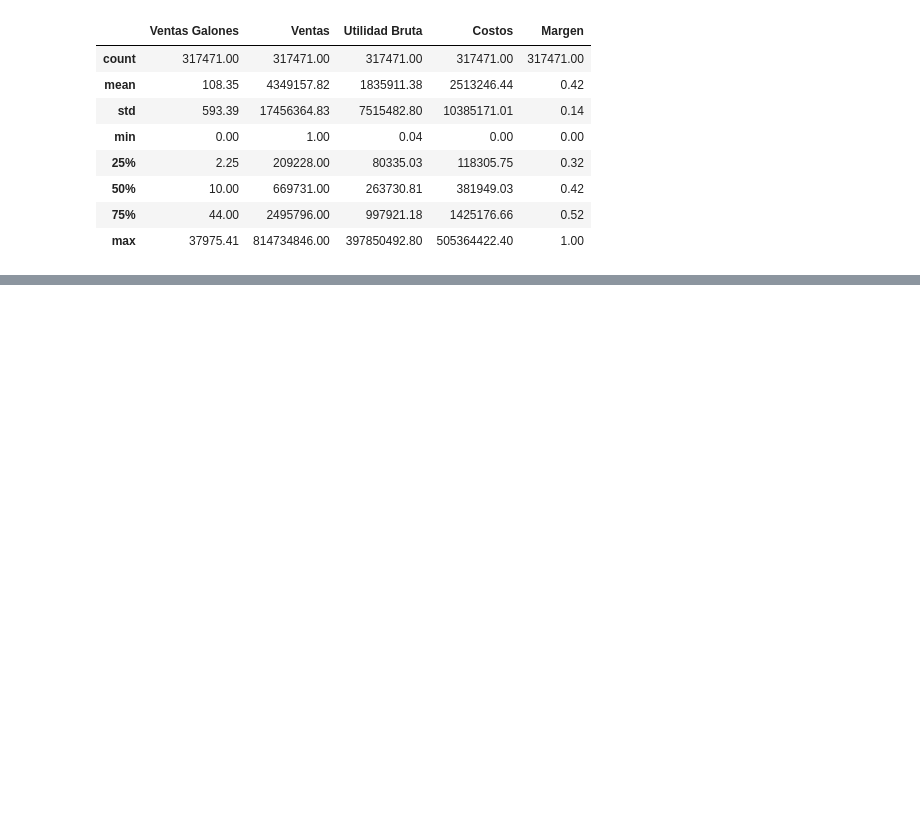
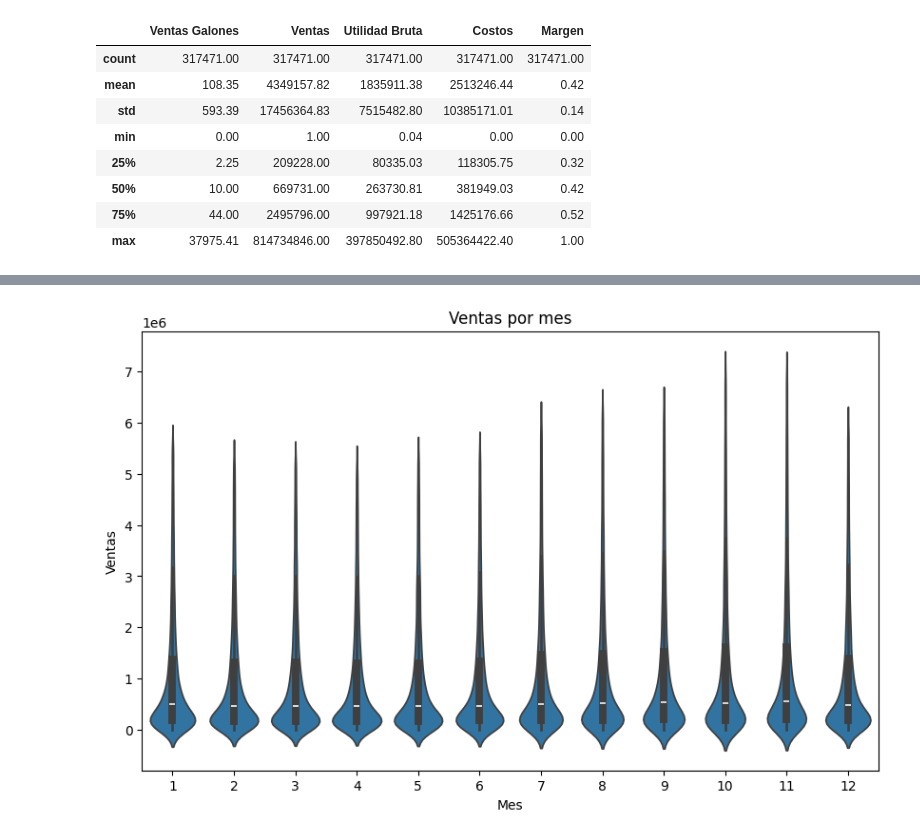
Before and after one commit to Raegar-dot/DSA-Grupo5, a Jupyter notebook: notebooks/EDA_Ventas2023_2024.ipynb, the cells around one changed output, grey strips where cells are left out. Saved outputs shown, nothing was run; the diff lists cells and outputs as text; code cells hidden in the pictures; blank space fills up the shorter version.

```diff
--- a/notebooks/EDA_Ventas2023_2024.ipynb
+++ b/notebooks/EDA_Ventas2023_2024.ipynb
@@ -146,0 +156,30 @@ max    1.000000e+00
+# %%
+# Crear función para remover los outliers
+def remover_outliers(df, column):
+    """
+    Filtra los outliers de una columna usando el método del IQR.
+
+    Args:
+        df (pd.DataFrame): DataFrame con los datos.
+        column (str): Nombre de la columna a filtrar.
+
+    Returns:
+        pd.DataFrame: DataFrame sin outliers.
+    """
+    Q1 = df[column].quantile(0.25)
+    Q3 = df[column].quantile(0.75)
+    IQR = Q3 - Q1
+    lower_bound = Q1 - 1.5 * IQR
+    upper_bound = Q3 + 1.5 * IQR
+    return df[(df[column] >= lower_bound) & (df[column] <= upper_bound)]
+
+# Ventas por mes
+ventas_por_mes = df.groupby('Mes').apply(lambda x:remover_outliers(x,"Ventas")).reset_index(drop=True)
+
+# Visualización de las ventas por Umes
+plt.figure(figsize=(10, 6))
+sns.violinplot(x='Mes', y='Ventas', data=ventas_por_mes)
+plt.title('Ventas por mes')
+plt.show()
+# %% [output]
+[figure, added]
```
Also changed, not shown: parts of 8 cells of this notebook, 2 other files.
